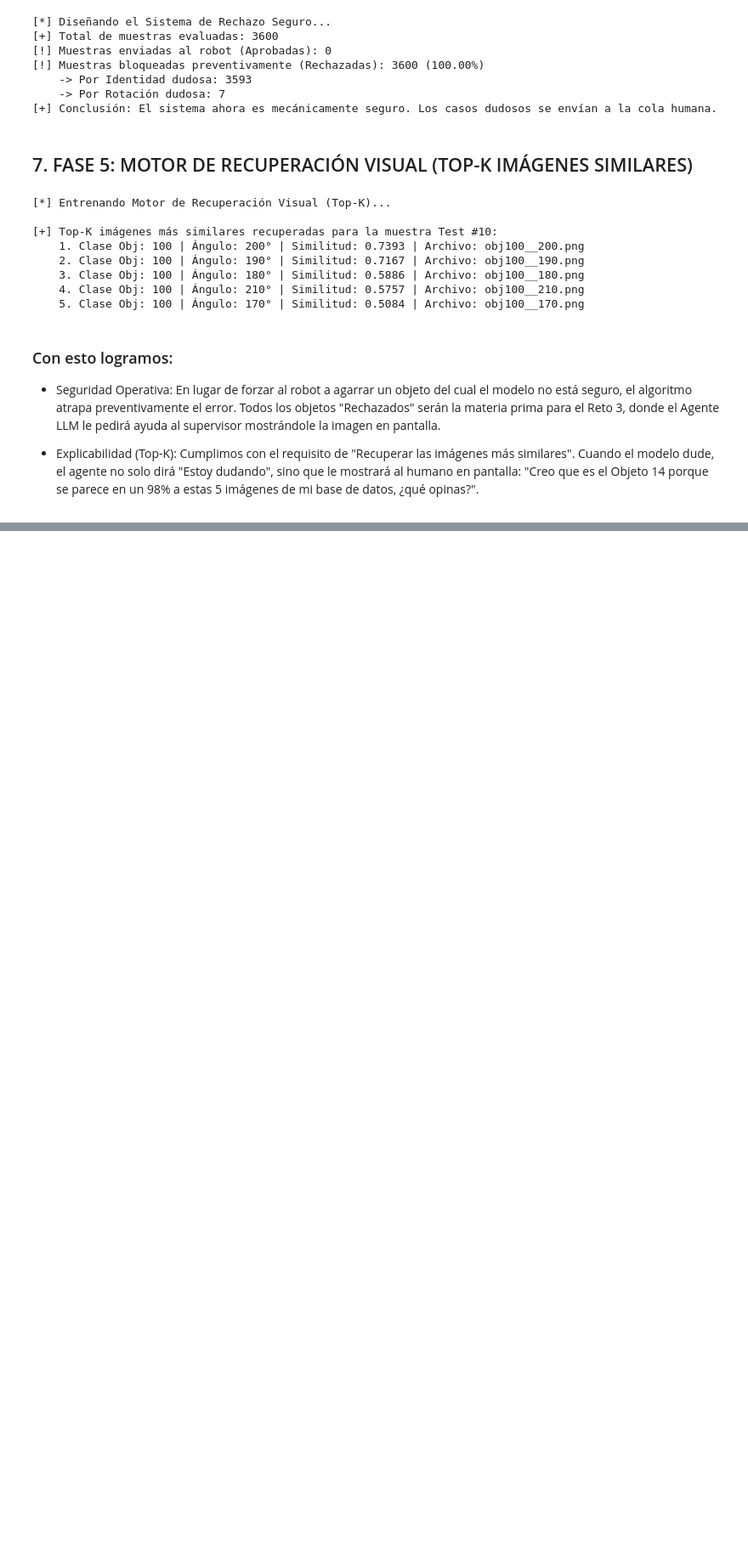
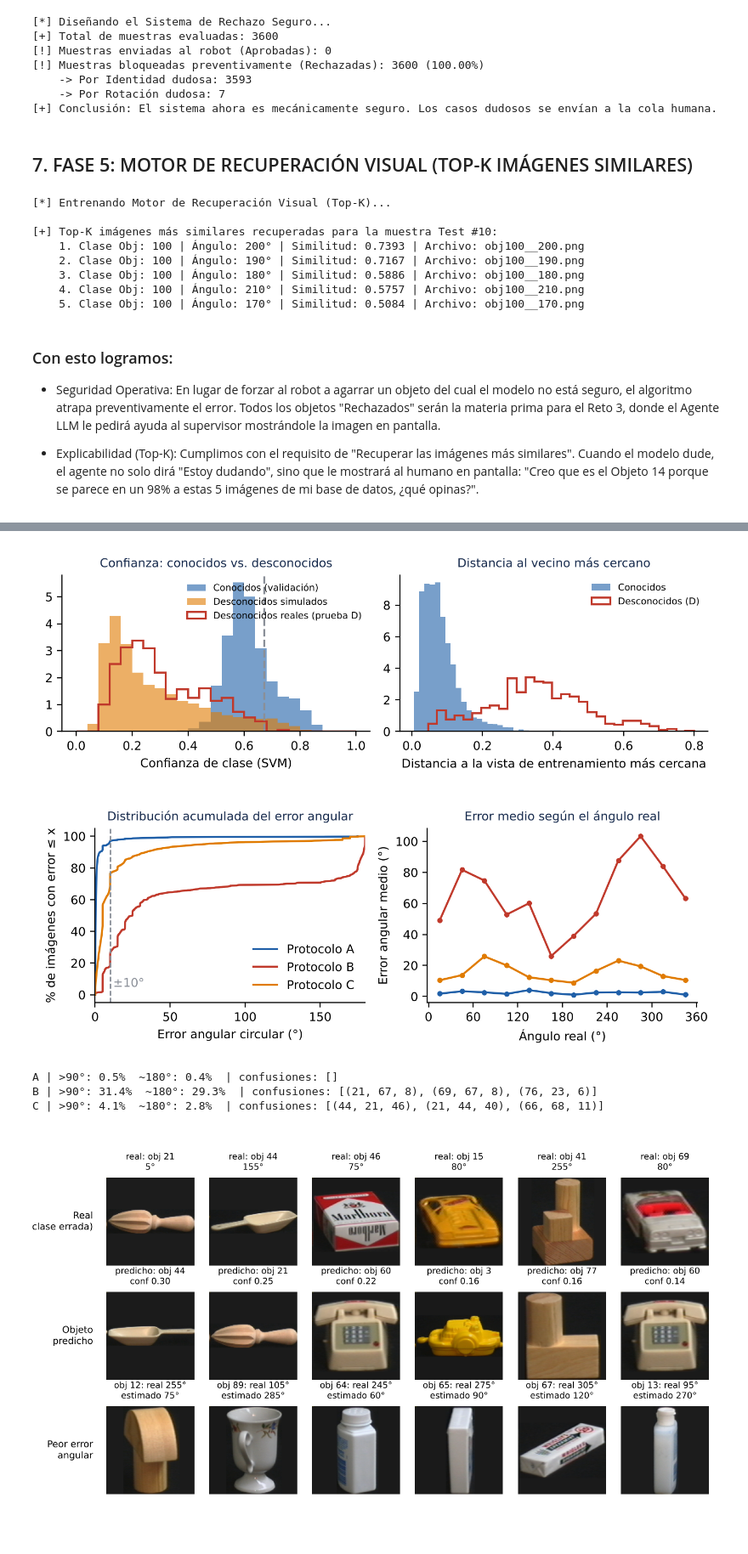
Before and after one commit to jigarzong/IndraVAG, a Jupyter notebook: notebooks/Indra_MLModel_Vision.ipynb, the cells around one changed output, grey strips where cells are left out. Shown at 85% size. Saved outputs shown, nothing was run; the diff lists cells and outputs as text; code cells hidden in the pictures; blank space fills up the shorter version.

```diff
--- a/notebooks/Indra_MLModel_Vision.ipynb
+++ b/notebooks/Indra_MLModel_Vision.ipynb
@@ -546,0 +706,15 @@ for i, res in enumerate(similares):
+# %%
+display(Image("results/fig/unknown.png"))
+display(Image("results/fig/error_dist.png"))
+ea = json.load(open("results/error_analysis.json"))
+for p in "ABC":
+    print(p, "| >90°: %.1f%%  ~180°: %.1f%%  | confusiones:" % (ea[p]["pct_error_mayor_90"], ea[p]["pct_error_cerca_180"]), [(c["real"], c["predicho"], c["n"]) for c in ea[p]["top_confusiones"][:3]])
+display(Image("results/fig/gallery_C.png"))
+display(Image("results/fig/gallery_B.png"))
+# %% [output]
+[figure, added]
+[figure, added]
+A | >90°: 0.5%  ~180°: 0.4%  | confusiones: []
+B | >90°: 31.4%  ~180°: 29.3%  | confusiones: [(21, 67, 8), (69, 67, 8), (76, 23, 6)]
+C | >90°: 4.1%  ~180°: 2.8%  | confusiones: [(44, 21, 46), (21, 44, 40), (66, 68, 11)]
+[figure, added]
```
Also changed, not shown: parts of 25 cells of this notebook, 59 other files.
